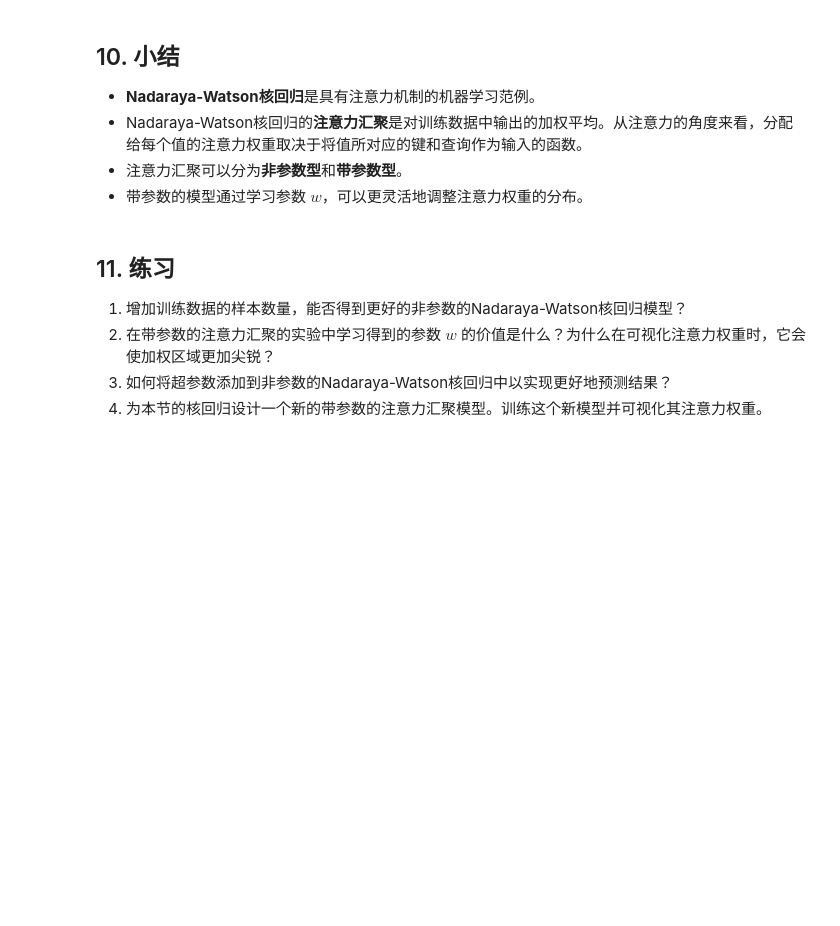
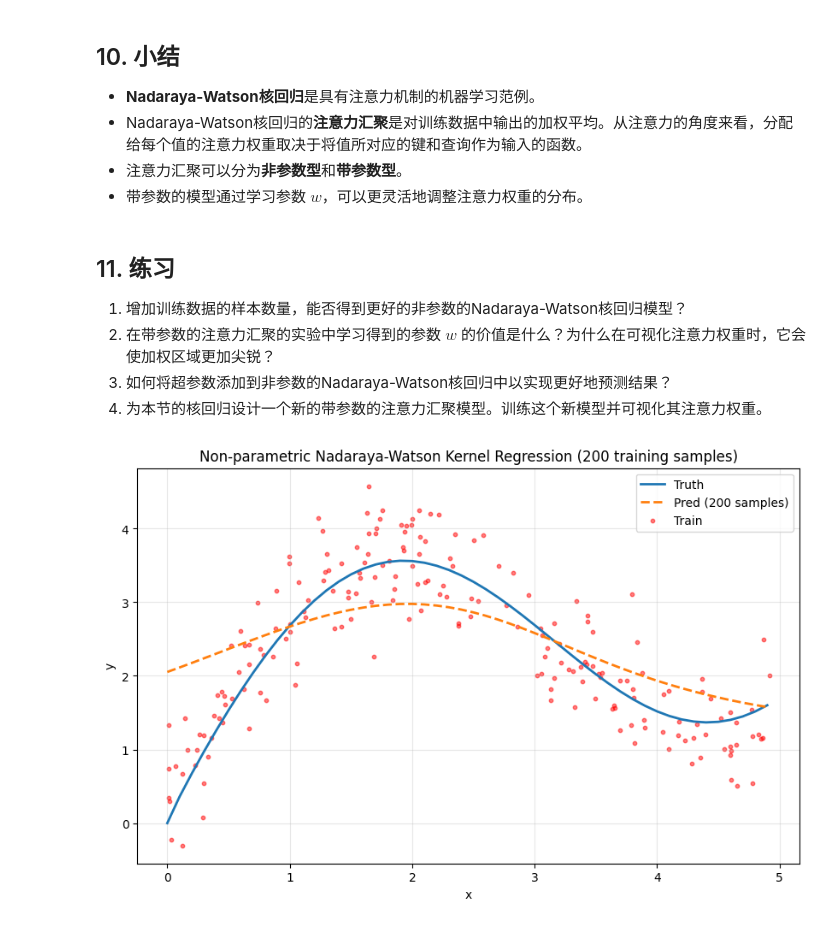
Before and after one commit to Chris-godz/LLM, a Jupyter notebook: CS224n/nadaraya_watson_attention.ipynb, the cells around one changed output. Saved outputs shown, nothing was run; the diff lists cells and outputs as text; code cells hidden in the pictures; blank space fills up the shorter version.

```diff
--- a/CS224n/nadaraya_watson_attention.ipynb
+++ b/CS224n/nadaraya_watson_attention.ipynb
@@ -210,22 +240,24 @@ show_heatmaps(net.attention_weights.unsqueeze(0).unsqueeze(0),
 # %%
 # 练习1: 增加训练样本数量
 n_train_large = 200
 x_train_large, _ = torch.sort(torch.rand(n_train_large) * 5)
 y_train_large = f(x_train_large) + torch.normal(0.0, 0.5, (n_train_large,))
 
 # 非参数注意力汇聚
 X_repeat_large = x_test.repeat_interleave(n_train_large).reshape((-1, n_train_large))
 attention_weights_large = nn.functional.softmax(
     -(X_repeat_large - x_train_large) ** 2 / 2, dim=1)
 y_hat_large = torch.matmul(attention_weights_large, y_train_large)
 
 plt.figure(figsize=(10, 6))
 plt.plot(x_test.numpy(), y_truth.numpy(), label='Truth', linewidth=2)
 plt.plot(x_test.numpy(), y_hat_large.detach().numpy(), '--', label='Pred (200 samples)', linewidth=2)
 plt.scatter(x_train_large.numpy(), y_train_large.numpy(), c='red', s=10, label='Train', alpha=0.5)
 plt.xlabel('x')
 plt.ylabel('y')
 plt.legend()
 plt.grid(True, alpha=0.3)
-plt.title('非参数 Nadaraya-Watson 核回归 (200个训练样本)')
+plt.title('Non-parametric Nadaraya-Watson Kernel Regression (200 training samples)')
 plt.show()
+# %% [output]
+[figure, added]
```
Also changed, not shown: parts of 11 cells of this notebook, 1 other file.
